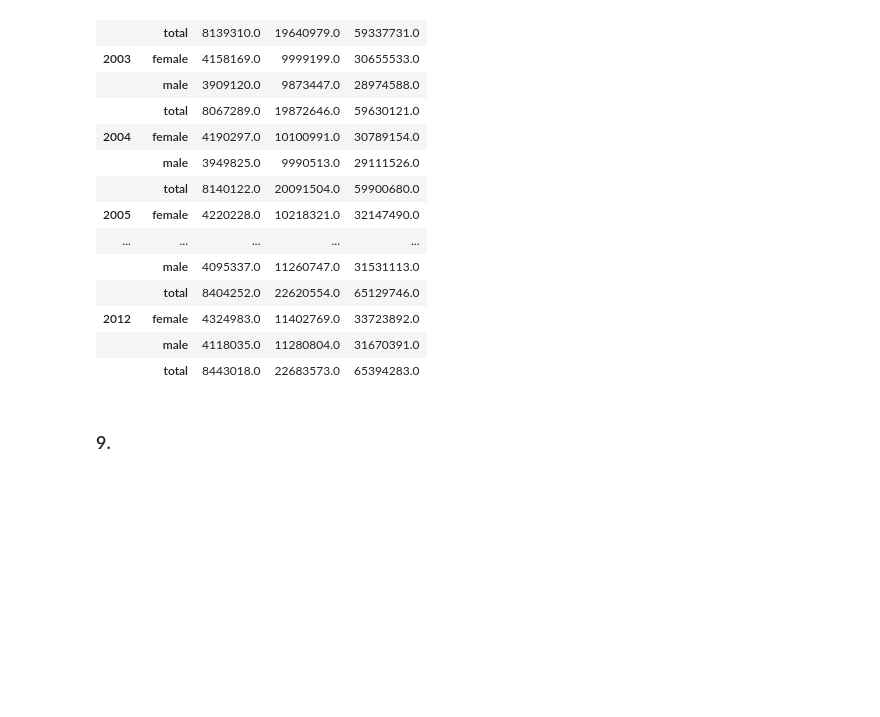
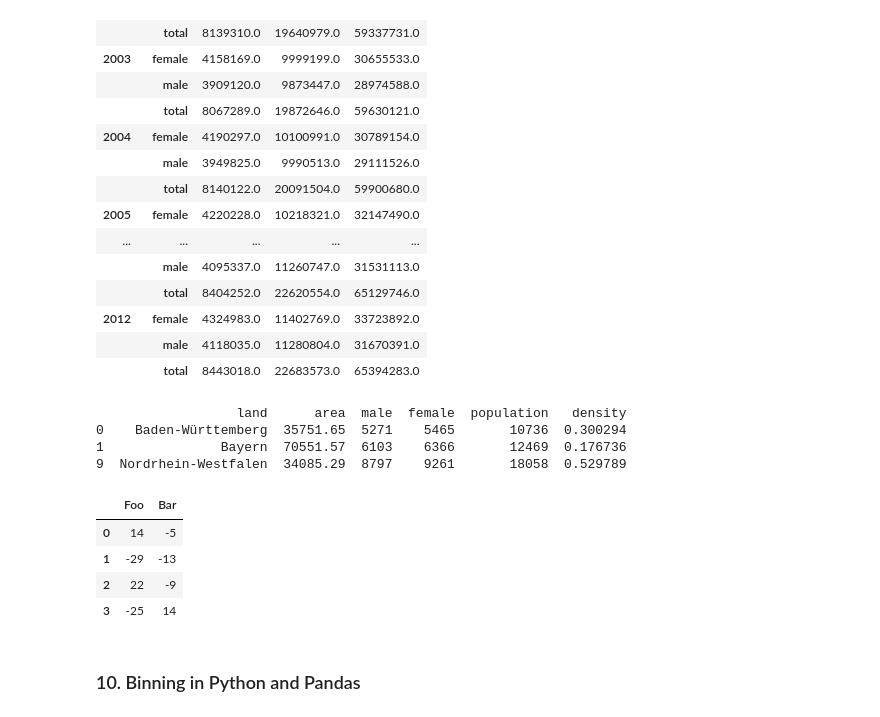
Before and after one commit to markoechevarria/math-to-ml, a Jupyter notebook: python-numerical-libraries/Pandas.ipynb, the cells around one changed output. Drawn from its saved outputs; the diff is of its cells as text; code cells hidden in the pictures; blank space fills up the shorter version.

Commit message:
multi level and binning

```diff
--- a/python-numerical-libraries/Pandas.ipynb
+++ b/python-numerical-libraries/Pandas.ipynb
@@ -1029,5 +1056,38 @@ df[["Austria", "Australia", "France"]]
 | 2012 | female | 4324983.0 | 11402769.0 | 33723892.0 |
 |  | male | 4118035.0 | 11280804.0 | 31670391.0 |
 |  | total | 8443018.0 | 22683573.0 | 65394283.0 |
+# %%
+headers = { 'User-Agent': 'Mozilla/5.0 (Windows NT 10.0; Win64; x64) AppleWebKit/537.36 (KHTML, like Gecko) Chrome/91.0.4472.124 Safari/537.36' }
+
+df = pd.read_csv('https://python-course.eu/data1/bundeslaender.txt', sep=" ", storage_options=headers)
+columns = ['land', 'area', 'female', 'male', 'population', 'density']
+
+population = df['female'] + df['male']
+density = population/df['area']
+
+df['population'] = population
+df['density'] = density
+
+print( df[ (df['area'] > 30_000) & (df['population'] > 10_000) ] )
+
+df.to_csv('bundeslaender.txt', index=False)
+# %% [output]
+                  land      area  male  female  population   density
+0    Baden-Württemberg  35751.65  5271    5465       10736  0.300294
+1               Bayern  70551.57  6103    6366       12469  0.176736
+9  Nordrhein-Westfalen  34085.29  8797    9261       18058  0.529789
+# %%
+A = np.random.randint(1, 30, (4, 2))
+
+df = pd.DataFrame(A, columns=['Foo', 'Bar'])
+m = df % 2 == 0
+df.where(m, -df, inplace=True)
+df
+# %% [output]
+|  | Foo | Bar |
+| 0 | 14 | -5 |
+| 1 | -29 | -13 |
+| 2 | 22 | -9 |
+| 3 | -25 | 14 |
 # %% [markdown]
-### 9.
+### 10. Binning in Python and Pandas
```
Also changed, not shown: parts of 21 cells of this notebook, 1 other file.
